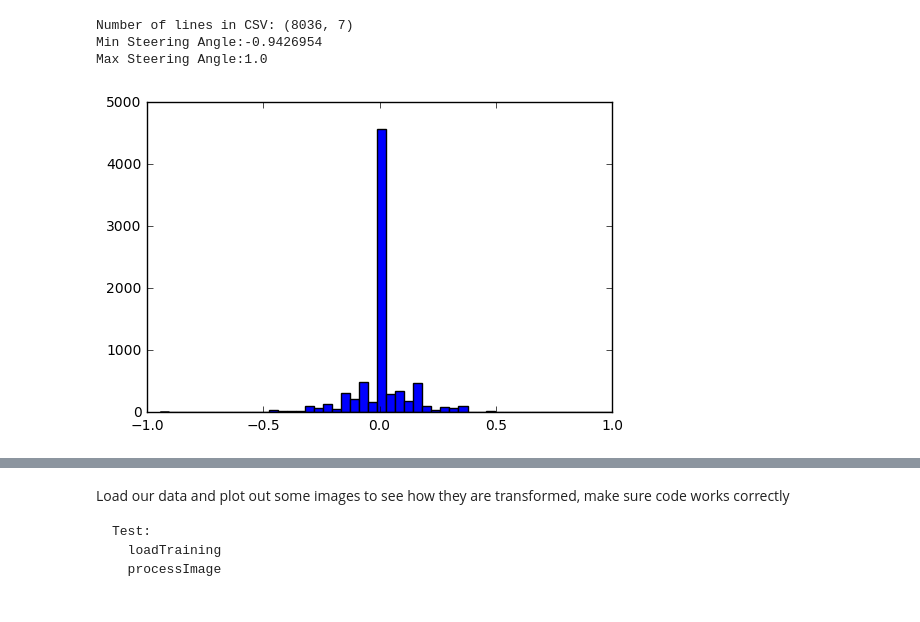
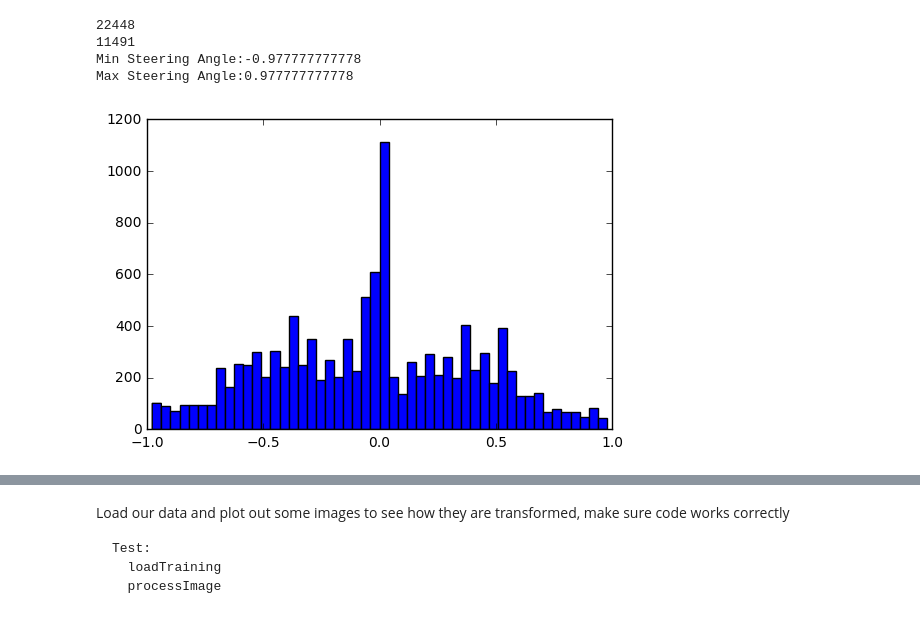
Before and after one commit to alanswx/CarND-Behavioral-Cloning-P3, a Jupyter notebook: DataExplorer.ipynb, the cells around one changed output, grey strips where cells are left out. Saved outputs shown, nothing was run; the diff lists cells and outputs as text; code cells hidden in the pictures.

Commit message:
added donkey changes

```diff
--- a/DataExplorer.ipynb
+++ b/DataExplorer.ipynb
@@ -0,0 +1,23 @@
+# %%
+import numpy as np
+from PIL import Image, ImageEnhance, ImageOps
+import pandas as pd
+import pickle
+
+import matplotlib.pyplot as plt
+%matplotlib inline
+
+file_path='/home/alans/donkey_data/sessions/warehouseRGB.pkl'
+with open(file_path, 'rb') as f:
+    X, Y = pickle.load(f)
+
+print('X.shape: ', X.shape)
+print('Y.shape: ', Y.shape)
+#imshow(X[0])
+#print(Y[0])
+
+
+
+plt.hist(Y, bins=50)
+print("Min Steering Angle:" + str(min(Y)))
+print("Max Steering Angle:" + str(max(Y)))
@@ -1,25 +30,22 @@
 # %%
 import numpy as np
 from PIL import Image, ImageEnhance, ImageOps
-import pandas as pd
-
-path = '/data1/udacity/simulator/data'
-img_path = path +'/IMG'
-csv_file = path +'/driving_log.csv'
-
-csv_array=pd.read_csv(csv_file)
-
-print("Number of lines in CSV: " + str(csv_array.shape))
-
 import matplotlib.pyplot as plt
 %matplotlib inline
 
+import pandas as pd
+import pickle
+import data
+import cv2
 
-plt.hist(csv_array.steering, bins=50)
-print("Min Steering Angle:" + str(min(csv_array.steering)))
-print("Max Steering Angle:" + str(max(csv_array.steering)))
+
+xs,Y = data.loadTraining()
+plt.hist(Y, bins=50)
+print("Min Steering Angle:" + str(min(Y)))
+print("Max Steering Angle:" + str(max(Y)))
 # %% [output]
-Number of lines in CSV: (8036, 7)
-Min Steering Angle:-0.9426954
-Max Steering Angle:1.0
+22448
+11491
+Min Steering Angle:-0.977777777778
+Max Steering Angle:0.977777777778
-[figure, old version]
+[figure, new version]
```
Also changed, not shown: parts of 11 cells of this notebook, 5 other files.
